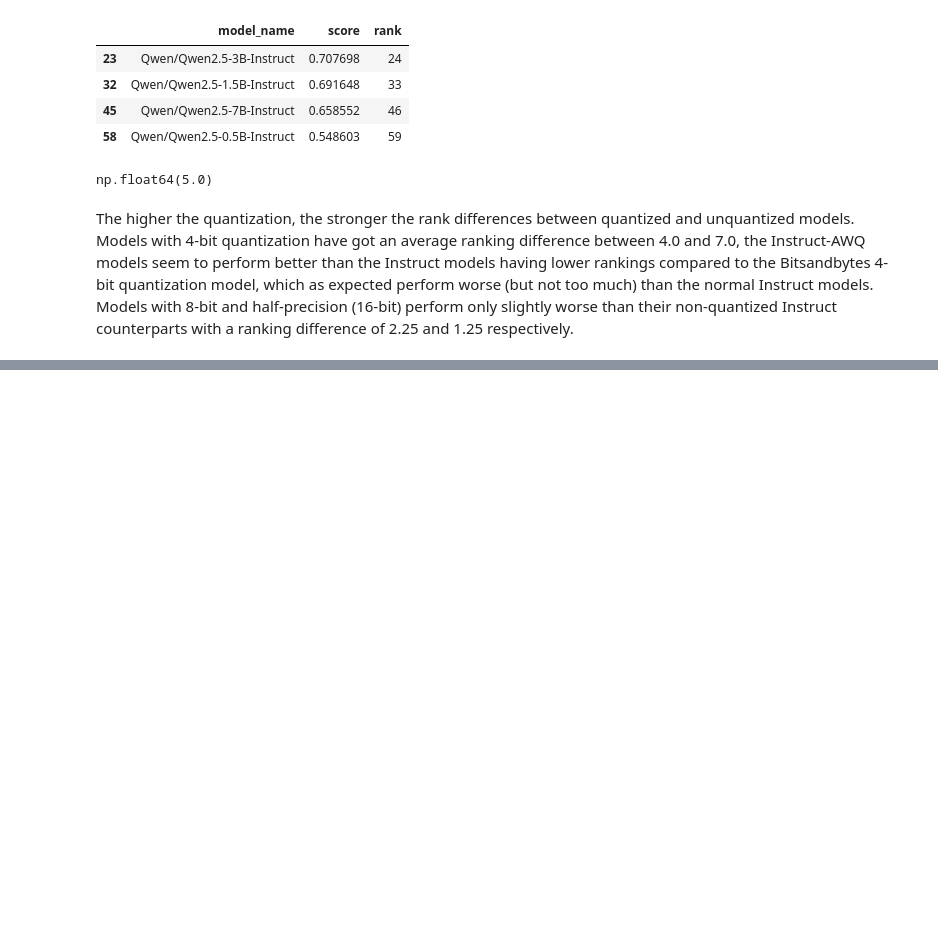
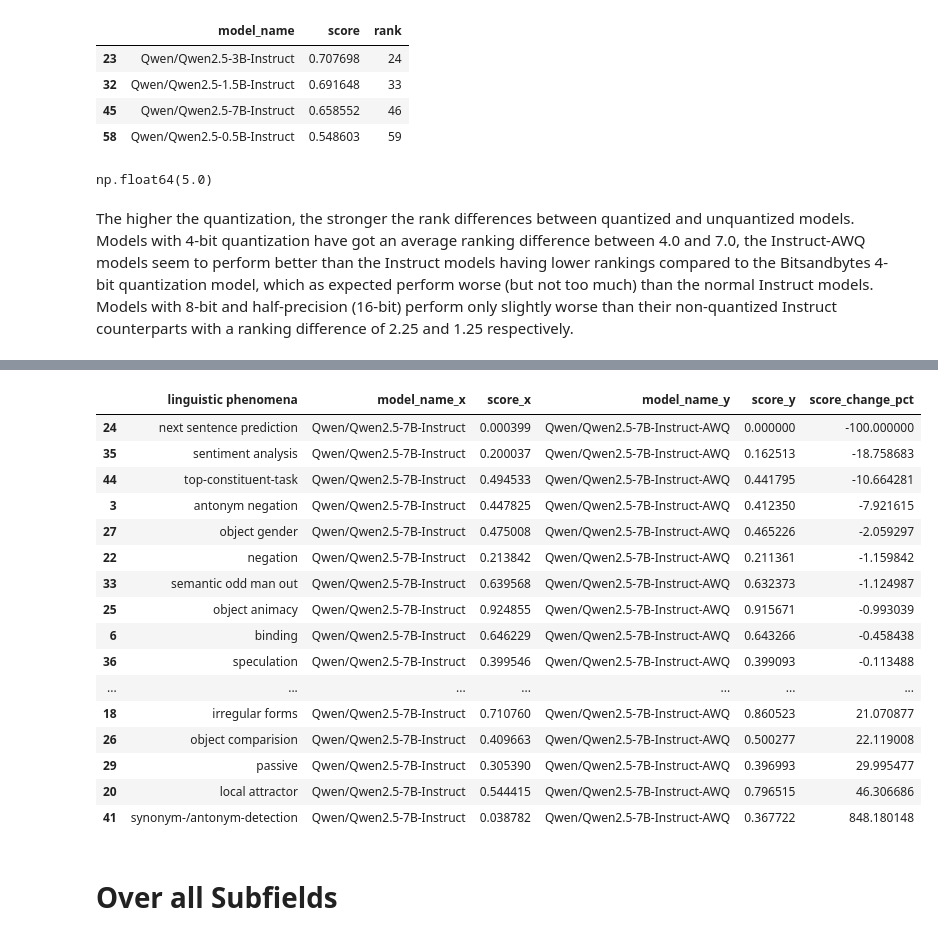
Before and after one commit to BachelorarbeitTharrmeehan/holmes-evaluation, a Jupyter notebook: research-quantization.ipynb, the cells around one changed output, grey strips where cells are left out. Cells and saved outputs as stored; diff of their text form; code cells hidden in the pictures; blank space fills up the shorter version.

```diff
--- a/research-quantization.ipynb
+++ b/research-quantization.ipynb
@@ -1101,0 +1673,27 @@ Models with 8-bit and half-precision (16-bit) perform only slightly worse than t
+# %%
+all_phenomena_7b  = calculate_score_change(
+    final_set=final_set_phenomena_sorted,
+    model_name_x='Qwen/Qwen2.5-7B-Instruct',
+    model_name_y='Qwen/Qwen2.5-7B-Instruct-AWQ'
+)
+all_phenomena_7b
+# %% [output]
+|  | linguistic phenomena | model_name_x | score_x | model_name_y | score_y | score_change_pct |
+| 24 | next sentence prediction | Qwen/Qwen2.5-7B-Instruct | 0.000399 | Qwen/Qwen2.5-7B-Instruct-AWQ | 0.000000 | -100.000000 |
+| 35 | sentiment analysis | Qwen/Qwen2.5-7B-Instruct | 0.200037 | Qwen/Qwen2.5-7B-Instruct-AWQ | 0.162513 | -18.758683 |
+| 44 | top-constituent-task | Qwen/Qwen2.5-7B-Instruct | 0.494533 | Qwen/Qwen2.5-7B-Instruct-AWQ | 0.441795 | -10.664281 |
+| 3 | antonym negation | Qwen/Qwen2.5-7B-Instruct | 0.447825 | Qwen/Qwen2.5-7B-Instruct-AWQ | 0.412350 | -7.921615 |
+| 27 | object gender | Qwen/Qwen2.5-7B-Instruct | 0.475008 | Qwen/Qwen2.5-7B-Instruct-AWQ | 0.465226 | -2.059297 |
+| 22 | negation | Qwen/Qwen2.5-7B-Instruct | 0.213842 | Qwen/Qwen2.5-7B-Instruct-AWQ | 0.211361 | -1.159842 |
+| 33 | semantic odd man out | Qwen/Qwen2.5-7B-Instruct | 0.639568 | Qwen/Qwen2.5-7B-Instruct-AWQ | 0.632373 | -1.124987 |
+| 25 | object animacy | Qwen/Qwen2.5-7B-Instruct | 0.924855 | Qwen/Qwen2.5-7B-Instruct-AWQ | 0.915671 | -0.993039 |
+| 6 | binding | Qwen/Qwen2.5-7B-Instruct | 0.646229 | Qwen/Qwen2.5-7B-Instruct-AWQ | 0.643266 | -0.458438 |
+| 36 | speculation | Qwen/Qwen2.5-7B-Instruct | 0.399546 | Qwen/Qwen2.5-7B-Instruct-AWQ | 0.399093 | -0.113488 |
+| ... | ... | ... | ... | ... | ... | ... |
+| 18 | irregular forms | Qwen/Qwen2.5-7B-Instruct | 0.710760 | Qwen/Qwen2.5-7B-Instruct-AWQ | 0.860523 | 21.070877 |
+| 26 | object comparision | Qwen/Qwen2.5-7B-Instruct | 0.409663 | Qwen/Qwen2.5-7B-Instruct-AWQ | 0.500277 | 22.119008 |
+| 29 | passive | Qwen/Qwen2.5-7B-Instruct | 0.305390 | Qwen/Qwen2.5-7B-Instruct-AWQ | 0.396993 | 29.995477 |
+| 20 | local attractor | Qwen/Qwen2.5-7B-Instruct | 0.544415 | Qwen/Qwen2.5-7B-Instruct-AWQ | 0.796515 | 46.306686 |
+| 41 | synonym-/antonym-detection | Qwen/Qwen2.5-7B-Instruct | 0.038782 | Qwen/Qwen2.5-7B-Instruct-AWQ | 0.367722 | 848.180148 |
+# %% [markdown]
+# Over all Subfields
```
Also changed, not shown: parts of 51 cells of this notebook, 4 other files.
